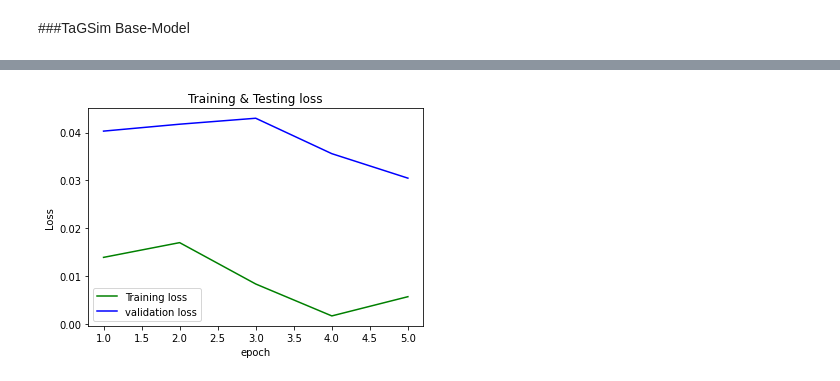
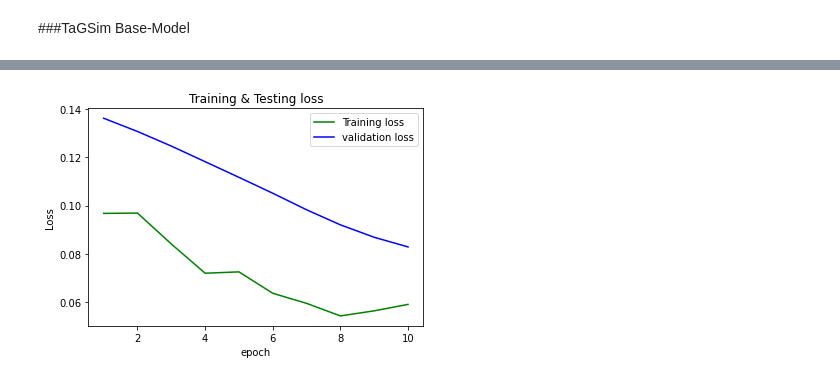
Before and after one commit to neuralresearch/CS39-6, a Jupyter notebook: RenTaGSim_GraphEmbedding.ipynb, the cells around one changed output, grey strips where cells are left out. Saved outputs shown, nothing was run; the diff lists cells and outputs as text; code cells hidden in the pictures.

Commit message:
TaGSim Base-model Training Process changed

```diff
--- a/RenTaGSim_GraphEmbedding.ipynb
+++ b/RenTaGSim_GraphEmbedding.ipynb
@@ -56,7 +55,7 @@ import random
 import matplotlib.pyplot as plt
 import networkx as nx
 
-dirName = 'train/'
+dirName = 'updated_train/'
 filenames = os.listdir(dirName)
 
 #pick random pair
@@ -69,7 +68,7 @@ for filename in filenames:
       ged = pair_2.split('_', 1)[0]
 #read pair 1
 print("First graph: "+pair_1)
-graph1 = nx.read_gexf('train/'+pair_1,version='1.2draft')
+graph1 = nx.read_gexf('updated_train/'+pair_1,version='1.2draft')
 
 node_info = nx.get_node_attributes(graph1, 'type')
 edge_info = dict([((n1, n2), d['valence']) for n1, n2, d in graph1.edges(data=True)])
@@ -82,7 +81,7 @@ nx.draw_networkx_edge_labels(graph1, pos, edge_labels=edge_info, font_color="red
 plt.show()
 #read pair 2
 print("Second graph: "+pair_2)
-graph2 = nx.read_gexf('train/'+pair_2,version='1.2draft')
+graph2 = nx.read_gexf('updated_train/'+pair_2,version='1.2draft')
 
 node_info = nx.get_node_attributes(graph2, 'type')
 edge_info = dict([((n1, n2), d['valence']) for n1, n2, d in graph2.edges(data=True)])
@@ -248,7 +247,10 @@ class TaGSim(torch.nn.Module):
 
     return torch.cat([score_nc, score_in, score_ie, score_ec], dim=1)
 
-  def transform_label_multiset(self, graph1, graph2, ged, type_specified=True):
+  def transform_label_multiset(self, graph_pair, type_specified=True):
+    graph1 = graph_pair['graph_pair'][0]
+    graph2 = graph_pair['graph_pair'][1]
+    ged = graph_pair['ged']
     #node and edge info of pair graph
     node_info1 = nx.get_node_attributes(graph1, 'type')
     node_info2 = nx.get_node_attributes(graph2, 'type')
@@ -315,7 +317,7 @@ class TaGSim(torch.nn.Module):
     return label_multiset
 # %%
 import matplotlib.pyplot as plt
-epochs = 5
+epochs = 10
 tensor_neurons = 16
 bottle_neck_neurons = 16
 batch_size = 128
@@ -323,12 +325,13 @@ dropout = 0.0
 lr = 0.001
 weight_decay = 0.0
 
-dirName = 'train/'
+dirName = 'updated_train/'
 filenames = os.listdir(dirName)
-dirName_test = 'test/'
+dirName_test = 'updated_test/'
 filenames_test = os.listdir(dirName_test)
 Node_Types = []
 Edge_Types = []
+#collection global node label and edge label info
 for filename in filenames:
     if filename.endswith(".gexf"):
         #print(filename)
@@ -366,76 +369,68 @@ iteration = 0
 visual_loss_train = []
 test_scores = []
 visual_loss_test = []
+train_pair = []
 test_pair = []
 epo = []
-#pick random pair
-pair_1 = random.choice(filenames)
-while '_' in pair_1:
+
+#training pair collection
+for graph in range(0, int(len(filenames)/2)):
   pair_1 = random.choice(filenames)
-for filename in filenames:
+  while '_' in pair_1:
+    pair_1 = random.choice(filenames)
+  for filename in filenames:
     if filename.endswith("_"+pair_1):
       pair_2 = filename
       ged = pair_2.split('_', 1)[0]
-
+  graph1 = nx.read_gexf('updated_train/'+pair_1,version='1.2draft')
+  graph2 = nx.read_gexf('updated_train/'+pair_2,version='1.2draft')
+  train_pair.append({"graph_pair":[graph1,graph2],"ged":ged})
+#testing pair collection
+for graph in range(0, int(len(filenames_test)/2)):
+  pair_1_test = random.choice(filenames_test)
+  while '_' in pair_1_test:
+    pair_1_test = random.choice(filenames_test)
+  for filename in filenames_test:
+      if filename.endswith("_"+pair_1_test):
+        pair_2_test = filename
+        ged = pair_2_test.split('_', 1)[0]
+  graph1 = nx.read_gexf('updated_test/'+pair_1_test,version='1.2draft')
+  graph2 = nx.read_gexf('updated_test/'+pair_2_test,version='1.2draft')
+  test_pair.append({"graph_pair":[graph1,graph2],"ged":ged})
+#model training
 for epoch in range(epochs):
+  random.shuffle(train_pair)
   batches = []
-  for graph in range(batch_size):
-    pair_1 = random.choice(filenames)
-    while '_' in pair_1:
-      pair_1 = random.choice(filenames)
-    for filename in filenames:
-      if filename.endswith("_"+pair_1):
-        pair_2 = filename
-        ged = pair_2.split('_', 1)[0]
-    graph1 = nx.read_gexf('train/'+pair_1,version='1.2draft')
-    graph2 = nx.read_gexf('train/'+pair_2,version='1.2draft')
-    batches.append([graph1,graph2,ged])
-
-  for graph in range(0, int(len(filenames_test)/2)):
-    pair_1_test = random.choice(filenames_test)
-    while '_' in pair_1_test:
-      pair_1_test = random.choice(filenames_test)
-    for filename in filenames_test:
-        if filename.endswith("_"+pair_1_test):
-          pair_2_test = filename
-          ged = pair_2_test.split('_', 1)[0]
-    graph1 = nx.read_gexf('test/'+pair_1_test,version='1.2draft')
-    graph2 = nx.read_gexf('test/'+pair_2_test,version='1.2draft')
-    test_pair.append([graph1,graph2,ged])
+  for graph in range(0, len(train_pair), batch_size):
+    batches.append(train_pair[graph:graph+batch_size])
 
   for batch in batches:
     model.train()
     optimizer.zero_grad()
     losses = 0
-    graph1 = batch[0]
-    graph2 = batch[1]
-    ged = batch[2]
-    data = model.transform_label_multiset(graph1, graph2, ged)
-    prediction = model(data)
-    losses += torch.nn.functional.mse_loss(data["target"], prediction)
+    for graph_pair in batch:
+      data = model.transform_label_multiset(graph_pair)
+      prediction = model(data)
+      losses += torch.nn.functional.mse_loss(data["target"], prediction)
+
     losses.backward(retain_graph=True)
     optimizer.step()
     loss = losses.item()
-
     print('Iteration', iteration, 'loss: ', loss/len(batch))
     iteration += 1
 
   visual_loss_train.append(loss/len(batch))
   # testing
-  for pair in test_pair:
-    graph1 = pair[0]
-    graph2 = pair[1]
-    ged = pair[2]
-    data = model.transform_label_multiset(graph1, graph2, ged, type_specified=False)
+  for graph_pair in test_pair:
+    data = model.transform_label_multiset(graph_pair, type_specified=False)
     prediction = model(data)
     prediction = torch.exp(torch.sum(torch.log(prediction))).view(1, -1)
     current_error = torch.nn.functional.mse_loss(prediction, data["gt_ged"])
     test_scores.append(current_error.data.item())
   visual_loss_test.append(sum(test_scores) / len(test_scores))
   epo.append(epoch+1)
+
 #visualization of traning and testing loss
-# loss_val = []
-# iteration = range(1,iteration+1)
 plt.plot(epo, visual_loss_train, 'g', label='Training loss')
 plt.plot(epo, visual_loss_test, 'b', label='validation loss')
 plt.title('Training & Testing loss')
@@ -464,4 +459,4 @@ Iteration 639 loss:  0.005668615301450093
-[figure, old version]
+[figure, new version]
 # %%
 print("\n-------Model testing---------.\n")
 
```
Also changed, not shown: parts of 5 cells of this notebook.
